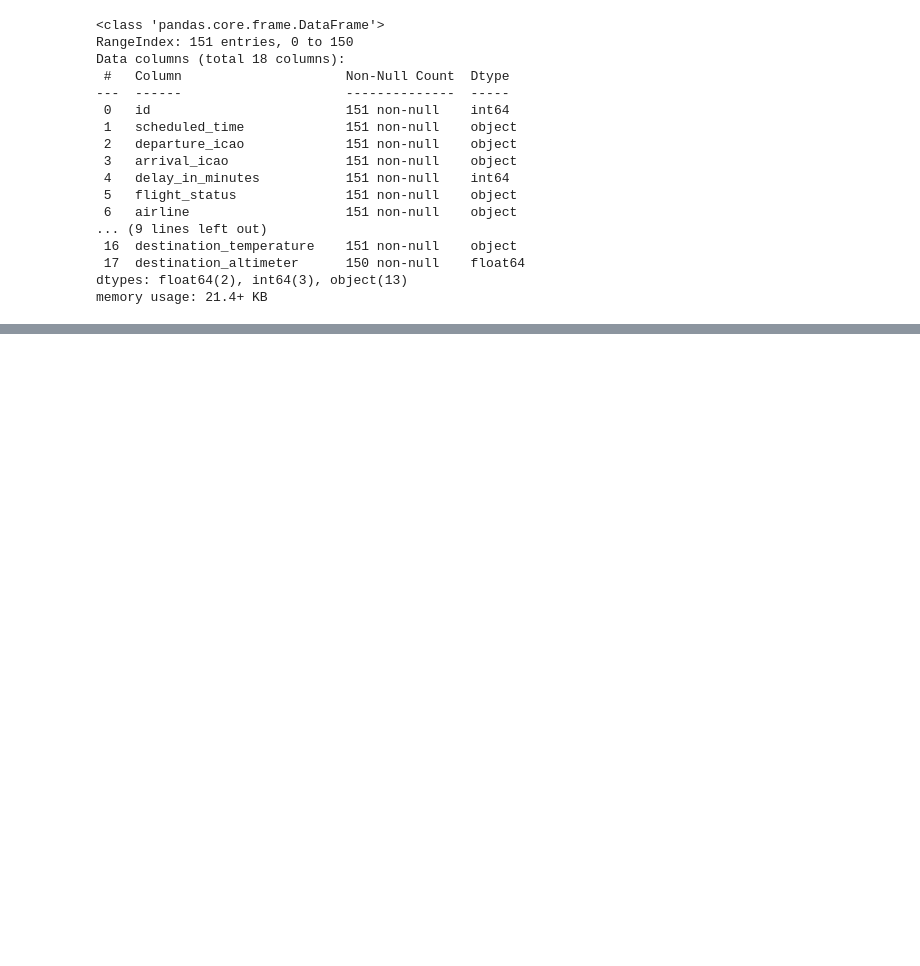
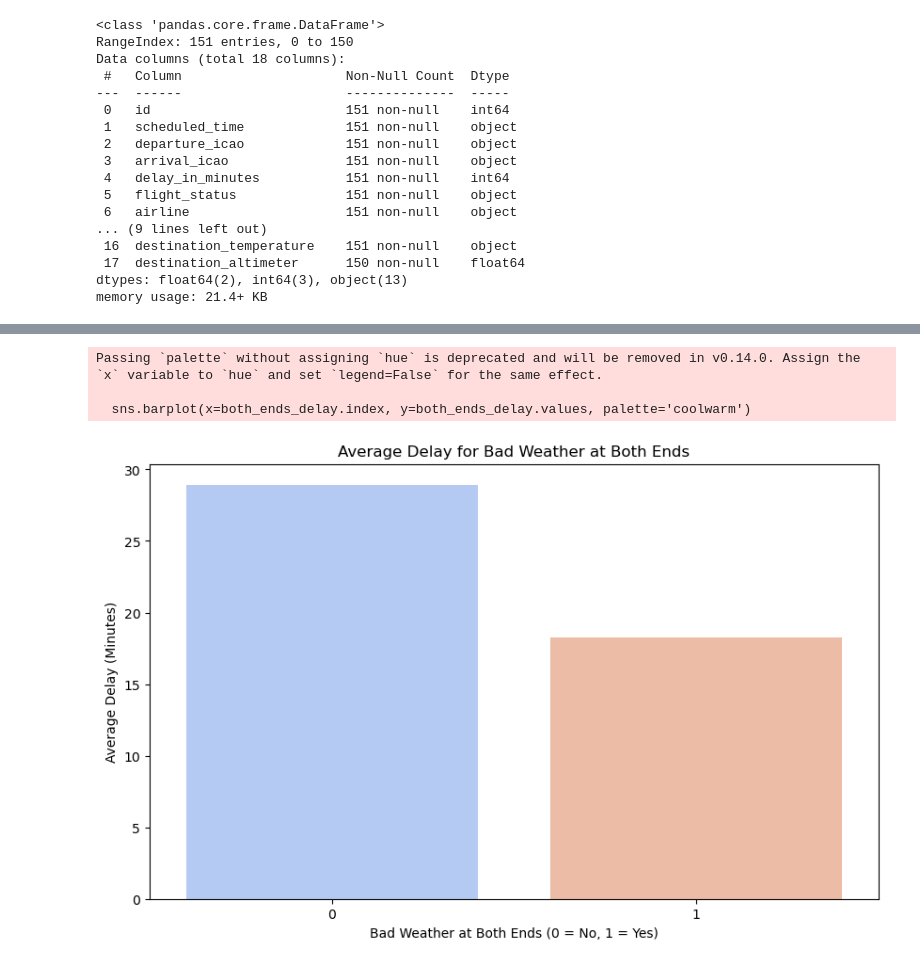
Before and after one commit to MartinLeNizon/FlightDelay, a Jupyter notebook: analysis/analysis.ipynb, the cells around one changed output, grey strips where cells are left out. Saved outputs shown, nothing was run; the diff lists cells and outputs as text; code cells hidden in the pictures; blank space fills up the shorter version.

Commit message:
more analysis

```diff
--- a/analysis/analysis.ipynb
+++ b/analysis/analysis.ipynb
@@ -79,11 +71,12 @@ def is_low_visibility(visibility):
         return visibility_value < 3
     return False
 
-# Function to check if sky condition is bad (e.g., BKN or OVC)
+# Function to check if sky condition is bad (BKN, OVC, TCU, CB)
 def is_bad_sky_condition(sky_condition):
-    if 'BKN' in sky_condition or 'OVC' in sky_condition:
+    if any(condition in sky_condition for condition in ['BKN', 'OVC', 'TCU', 'CB']):
         return True
     return False
+
 
 # Function to check if the temperature is extreme (e.g., below -5°C or above 40°C)
 def is_extreme_temperature(temperature):
@@ -152,0 +199,19 @@ Passing `palette` without assigning `hue` is deprecated and will be removed in v
+# %%
+# Compare Short Delays vs. Long Delays (Threshold Analysis)
+
+# Create a new column for delay categories
+def categorize_delay(delay):
+    if delay <= 15:
+        return 'Short Delay'
+    elif 15 < delay <= 30:
+        return 'Moderate Delay'
+    else:
+        return 'Long Delay'
+
+df['delay_category'] = df['delay_in_minutes'].apply(categorize_delay)
+
+# Group by delay category and calculate average weather conditions
+delay_weather = df.groupby('delay_category')[['StrongWindDeparture', 'LowVisibilityDeparture', 'BadSkyConditionDeparture', 'ExtremeTemperatureDeparture']].mean()
+
+# Print the result
+print(delay_weather)
@@ -152,0 +230,21 @@ Passing `palette` without assigning `hue` is deprecated and will be removed in v
+# %%
+# Check the Correlation Between Departure and Destination Weather
+
+# Create a new column for bad weather at both ends
+df['BadWeatherBothEnds'] = (df['BadWeatherDeparture'] & df['BadWeatherDestination']).astype(int)
+
+# Group by BadWeatherBothEnds and calculate average delay
+both_ends_delay = df.groupby('BadWeatherBothEnds')['delay_in_minutes'].mean()
+
+# Plot the results
+plt.figure(figsize=(10, 6))
+sns.barplot(x=both_ends_delay.index, y=both_ends_delay.values, palette='coolwarm')
+plt.title('Average Delay for Bad Weather at Both Ends')
+plt.xlabel('Bad Weather at Both Ends (0 = No, 1 = Yes)')
+plt.ylabel('Average Delay (Minutes)')
+plt.show()
+# %% [output]
+Passing `palette` without assigning `hue` is deprecated and will be removed in v0.14.0. Assign the `x` variable to `hue` and set `legend=False` for the same effect.
+
+  sns.barplot(x=both_ends_delay.index, y=both_ends_delay.values, palette='coolwarm')
+[figure, added]
```
Also changed, not shown: parts of 10 cells of this notebook.
